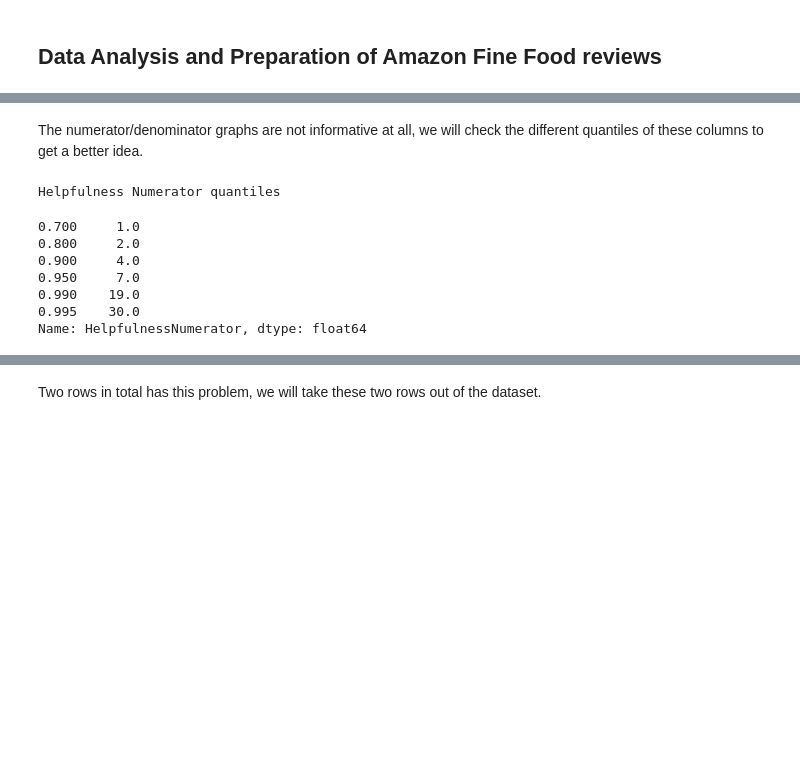
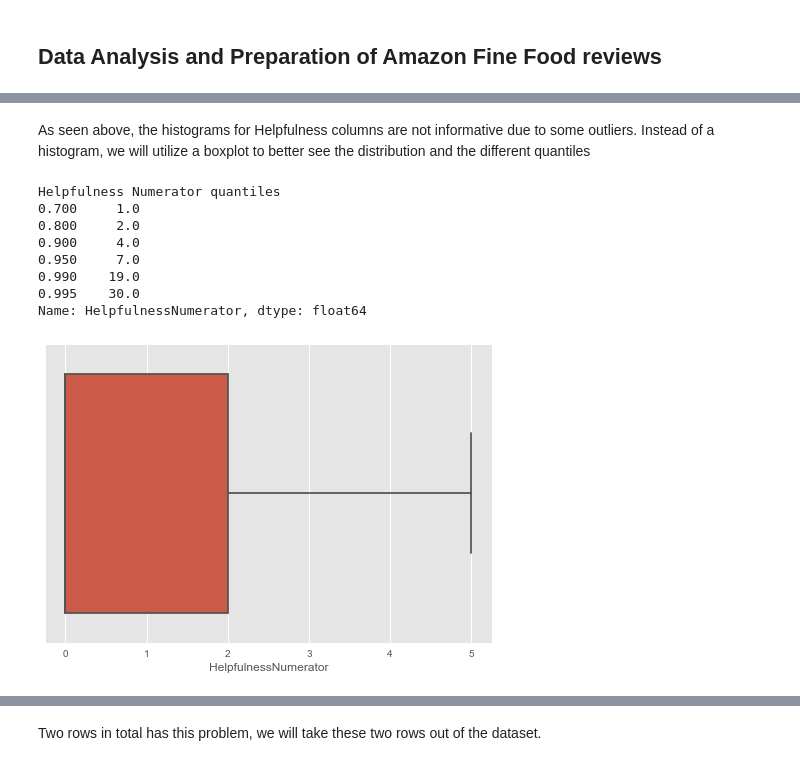
Before and after one commit to calpis/Data-Science, a Jupyter notebook: Springboard/Capstone Project 1/data_preparation.ipynb, the cells around one changed output, grey strips where cells are left out. Saved outputs shown, nothing was run; the diff lists cells and outputs as text; code cells hidden in the pictures; blank space fills up the shorter version.

```diff
--- a/Springboard/Capstone Project 1/data_preparation.ipynb
+++ b/Springboard/Capstone Project 1/data_preparation.ipynb
@@ -94,16 +97,20 @@ plt.show()
-# %% [markdown]
-The numerator/denominator graphs are not informative at all, we will check the different quantiles of these columns to get a better idea.
+# %% [markdown]
+As seen above, the histograms for Helpfulness columns are not informative due to some outliers.  Instead of a histogram, we will utilize a boxplot to better see the distribution and the different quantiles
 # %%
 print 'Helpfulness Numerator quantiles'
-data['HelpfulnessNumerator'].quantile([0.7,0.8,0.9, 0.95, 0.99, 0.995])
+print data['HelpfulnessNumerator'].quantile([0.7,0.8,0.9, 0.95, 0.99, 0.995])
+
+ax = sns.boxplot(x=data['HelpfulnessNumerator'], showfliers=False)
+plt.show()
 # %% [output]
 Helpfulness Numerator quantiles
+0.700     1.0
+0.800     2.0
+0.900     4.0
+0.950     7.0
+0.990    19.0
+0.995    30.0
+Name: HelpfulnessNumerator, dtype: float64
-0.700     1.0
-0.800     2.0
-0.900     4.0
-0.950     7.0
-0.990    19.0
-0.995    30.0
-Name: HelpfulnessNumerator, dtype: float64
+[figure, added]
 # %%
 print 'Helpfulness Denominator quantiles'
```
Also changed, not shown: parts of 27 cells of this notebook, 2 other files.
